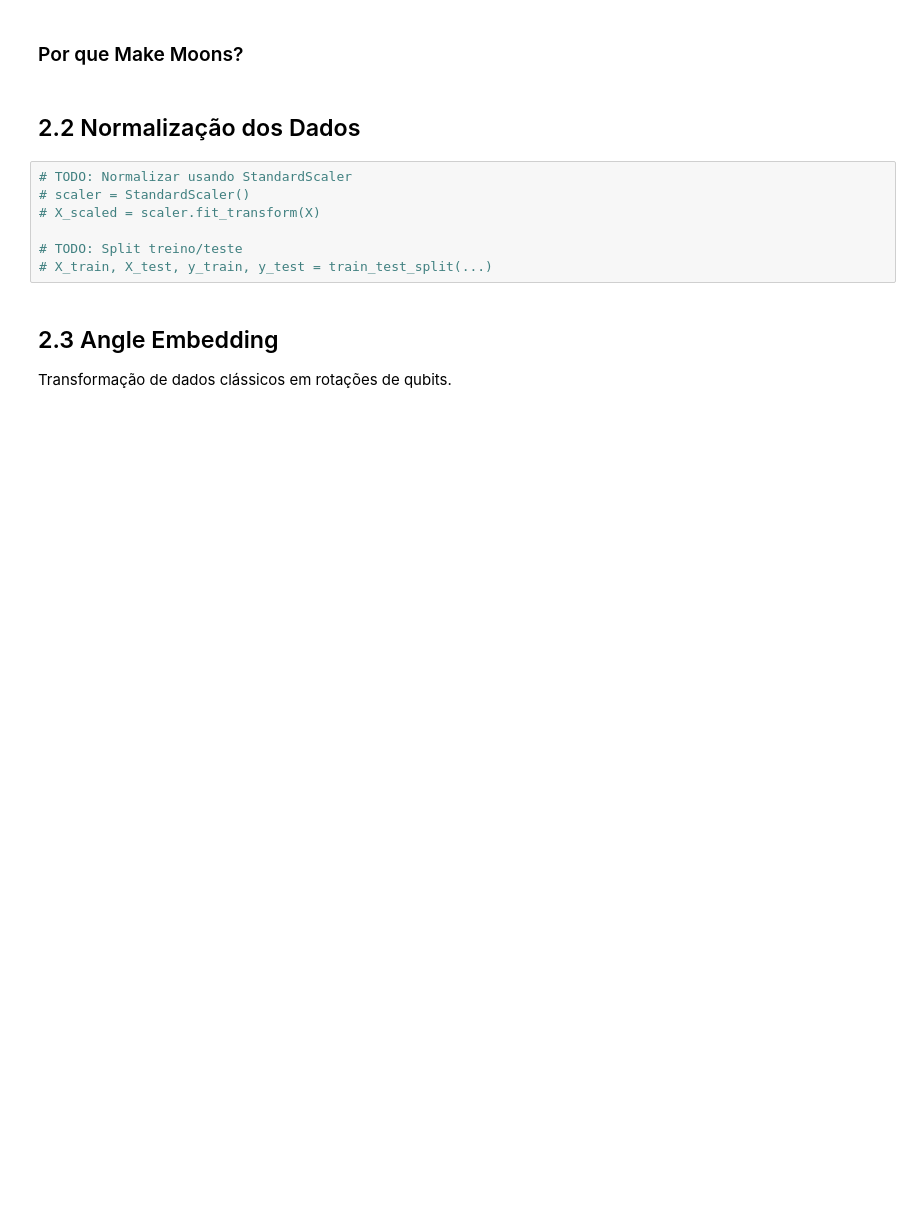
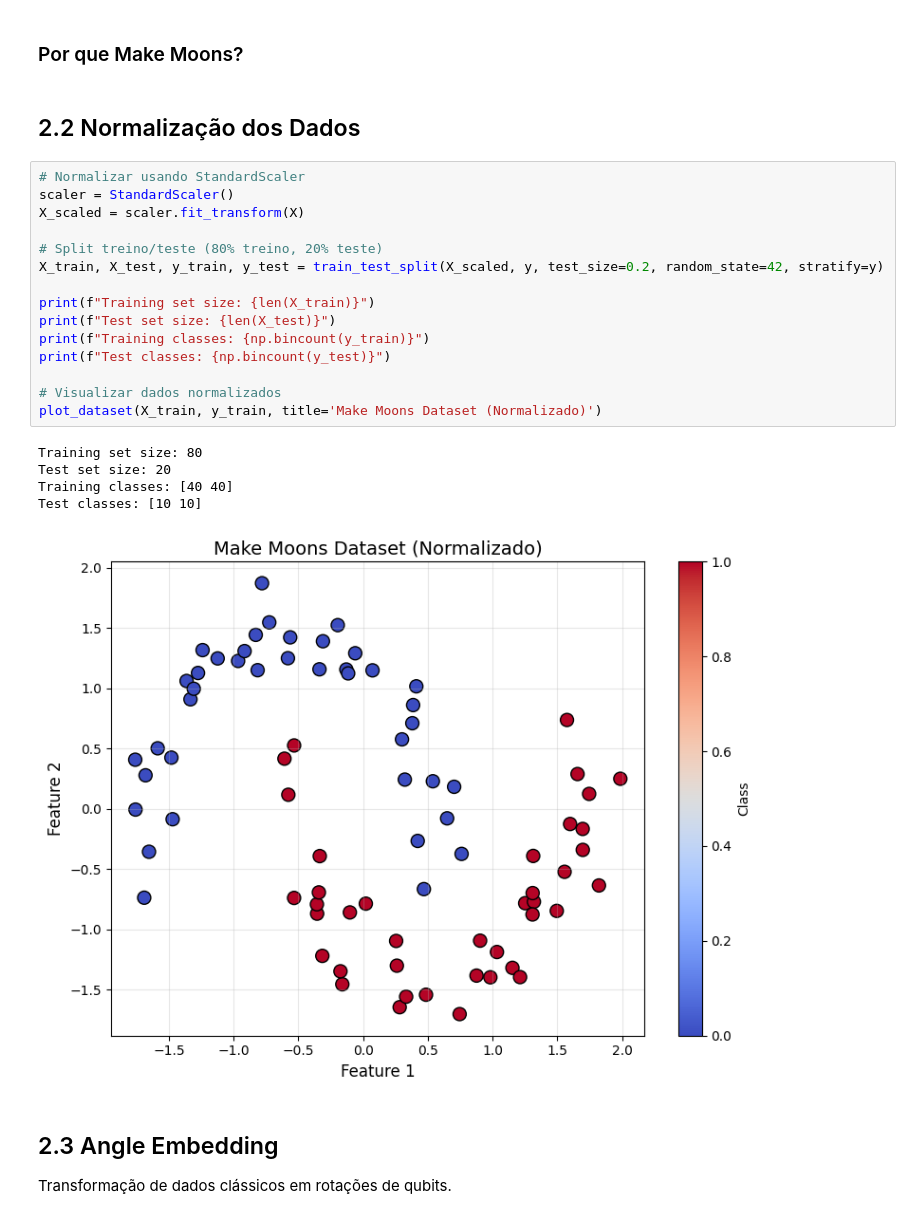
Before and after one commit to SapoSopa/QML, a Jupyter notebook: notebooks/02_dataset_circuito.ipynb, the cells around one changed output. Cells and saved outputs as stored; diff of their text form; blank space fills up the shorter version.

```diff
--- a/notebooks/02_dataset_circuito.ipynb
+++ b/notebooks/02_dataset_circuito.ipynb
@@ -31,12 +41,26 @@ Dataset clássico não-linear para classificação binária.
 # %% [markdown]
 ## 2.2 Normalização dos Dados
 # %%
-# TODO: Normalizar usando StandardScaler
-# scaler = StandardScaler()
-# X_scaled = scaler.fit_transform(X)
+# Normalizar usando StandardScaler
+scaler = StandardScaler()
+X_scaled = scaler.fit_transform(X)
 
-# TODO: Split treino/teste
-# X_train, X_test, y_train, y_test = train_test_split(...)
+# Split treino/teste (80% treino, 20% teste)
+X_train, X_test, y_train, y_test = train_test_split(X_scaled, y, test_size=0.2, random_state=42, stratify=y)
+
+print(f"Training set size: {len(X_train)}")
+print(f"Test set size: {len(X_test)}")
+print(f"Training classes: {np.bincount(y_train)}")
+print(f"Test classes: {np.bincount(y_test)}")
+
+# Visualizar dados normalizados
+plot_dataset(X_train, y_train, title='Make Moons Dataset (Normalizado)')
+# %% [output]
+Training set size: 80
+Test set size: 20
+Training classes: [40 40]
+Test classes: [10 10]
+[figure, added]
 # %% [markdown]
 ## 2.3 Angle Embedding
 
```
Also changed, not shown: parts of 9 cells of this notebook.
